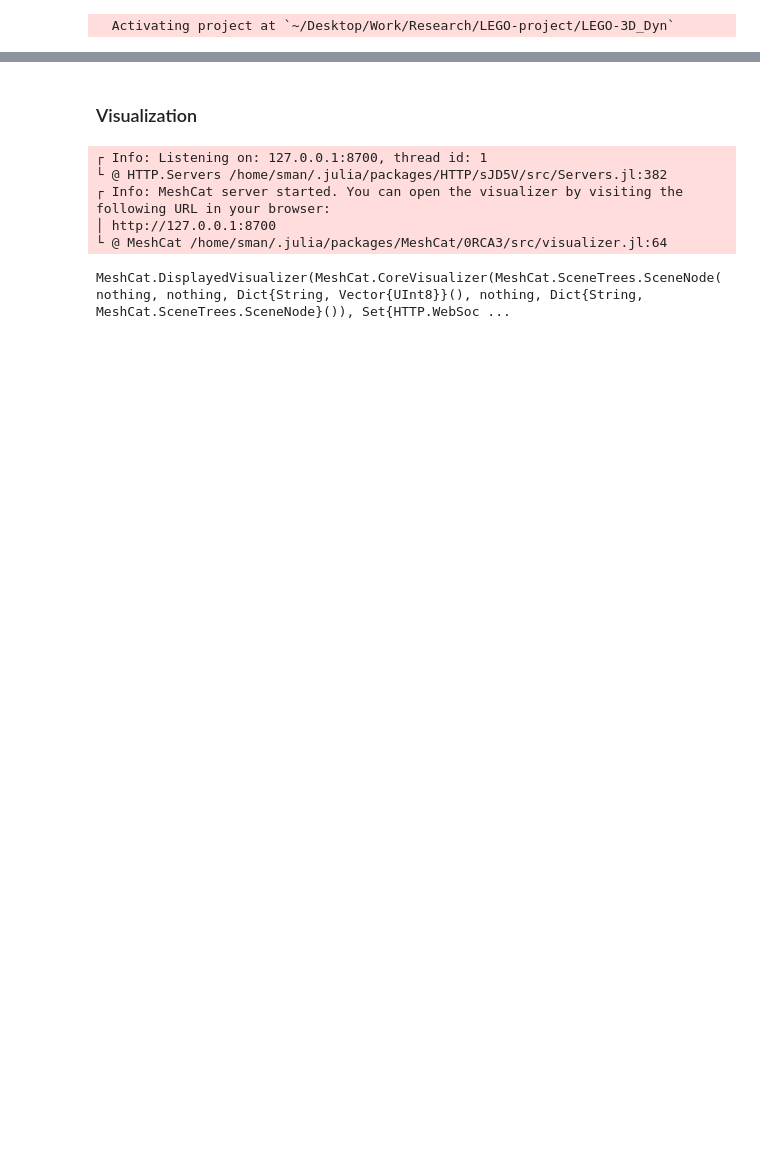
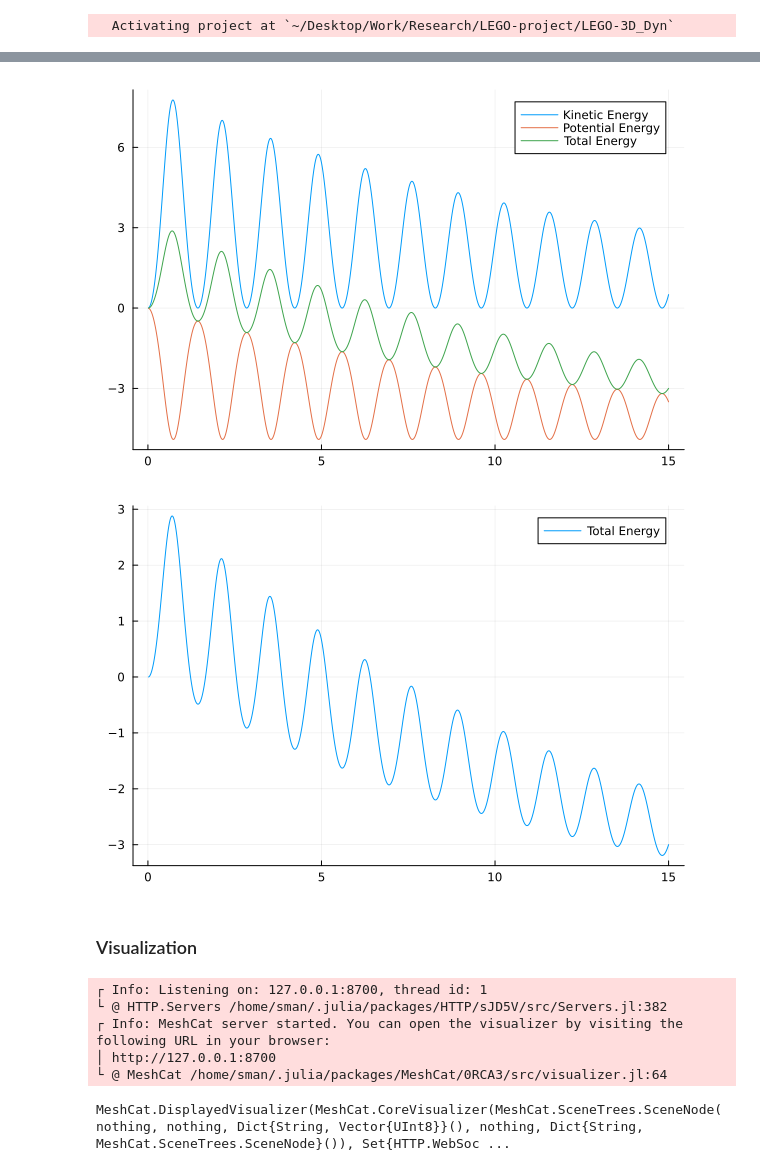
Before and after one commit to stevenwman/BipedDyn3D, a Jupyter notebook: 3D_Sim_DEL.ipynb, the cells around one changed output, grey strips where cells are left out. Saved outputs shown, nothing was run; the diff lists cells and outputs as text; code cells hidden in the pictures; blank space fills up the shorter version.

```diff
--- a/3D_Sim_DEL.ipynb
+++ b/3D_Sim_DEL.ipynb
@@ -29,6 +29,6 @@ Dc (generic function with 1 method)
 # %%
-h = 0.01 # 100 Hz
-T_final = 5 # final time
+h = 0.01 # 20 Hz
+T_final = 15 # final time
 T_hist = Array(0:h:T_final)
 N = length(T_hist)
 
@@ -59,7 +59,7 @@ forcing = [forces; torques]
 
 forcing_matrix = zeros(6, N)
 
-# forcing_matrix[:, 5:15] .= forcing
+# forcing_matrix[:, 5:100] .= forcing
 
 # integrate
 state_hist = zeros(7, N)
@@ -76,6 +76,7 @@ for i in 2:N
     hcat(state_hist[:, i-1]),
     hcat(forcing_matrix[:, i-1]),
     hcat(forcing_matrix[:, i]),
+    c,
     λ,
     [params_link1],
     h,
@@ -112,3 +103,33 @@ display(plot(T_hist, momentum_hist[4:6,:]'))
+# %%
+m1 = params_link1.m
+J1 = params_link1.J
+
+vel_hist = momentum_hist[1:3,:] ./ m1
+ω_hist = momentum_hist[4:6,:]
+
+# divide each oclumn in ω_hist by the inertial matrix
+for k in 1:N
+  ω_hist[:,k] = J1 \ ω_hist[:,k]
+end
+
+kinetic_energy_hist = zeros(N)
+potential_energy_hist = zeros(N)
+total_energy_hist = zeros(N)
+
+for k in 1:N
+  kinetic_energy_hist[k] = 0.5 * m1 * dot(vel_hist[:,k], vel_hist[:,k]) + 0.5 * dot(ω_hist[:,k], J1 * ω_hist[:,k])
+  potential_energy_hist[k] = m1 * params_link1.g * state_hist[3,k]
+  total_energy_hist[k] = kinetic_energy_hist[k] + potential_energy_hist[k]
+end
+
+plot(T_hist[3:end], kinetic_energy_hist[3:end], label="Kinetic Energy")
+plot!(T_hist[3:end], potential_energy_hist[3:end], label="Potential Energy")
+display(plot!(T_hist[3:end], total_energy_hist[3:end], label="Total Energy"))
+
+display(plot(T_hist[3:end], total_energy_hist[3:end], label="Total Energy"))
+# %% [output]
+[figure, added]
+[figure, added]
 # %% [markdown]
 ### Visualization
 # %%
```
Also changed, not shown: parts of 4 cells of this notebook, 1 other file.
